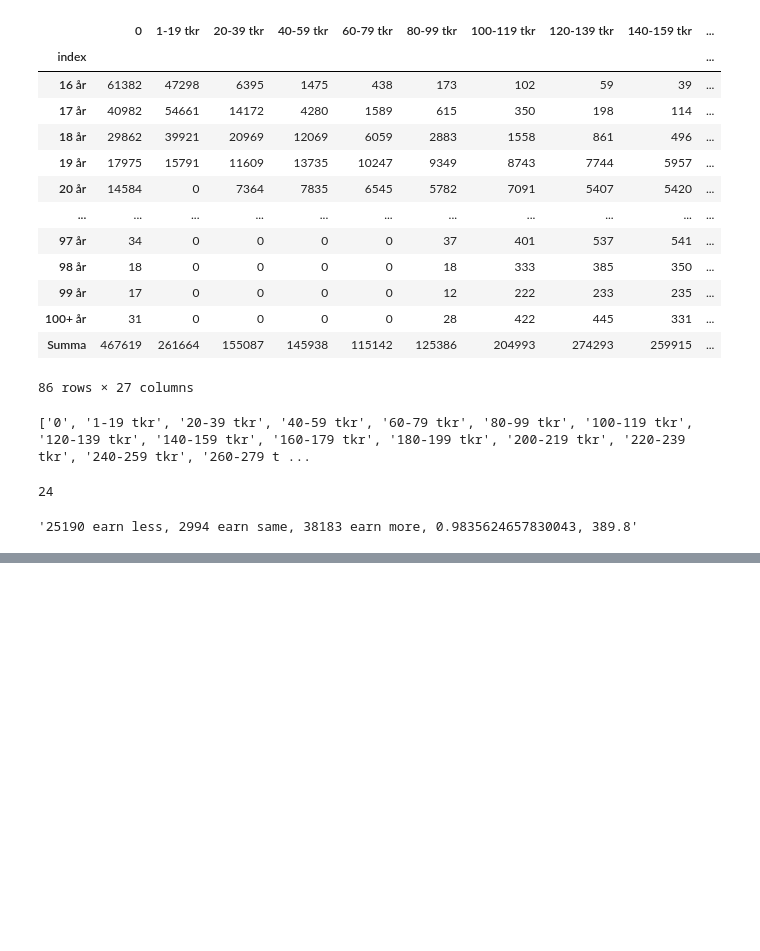
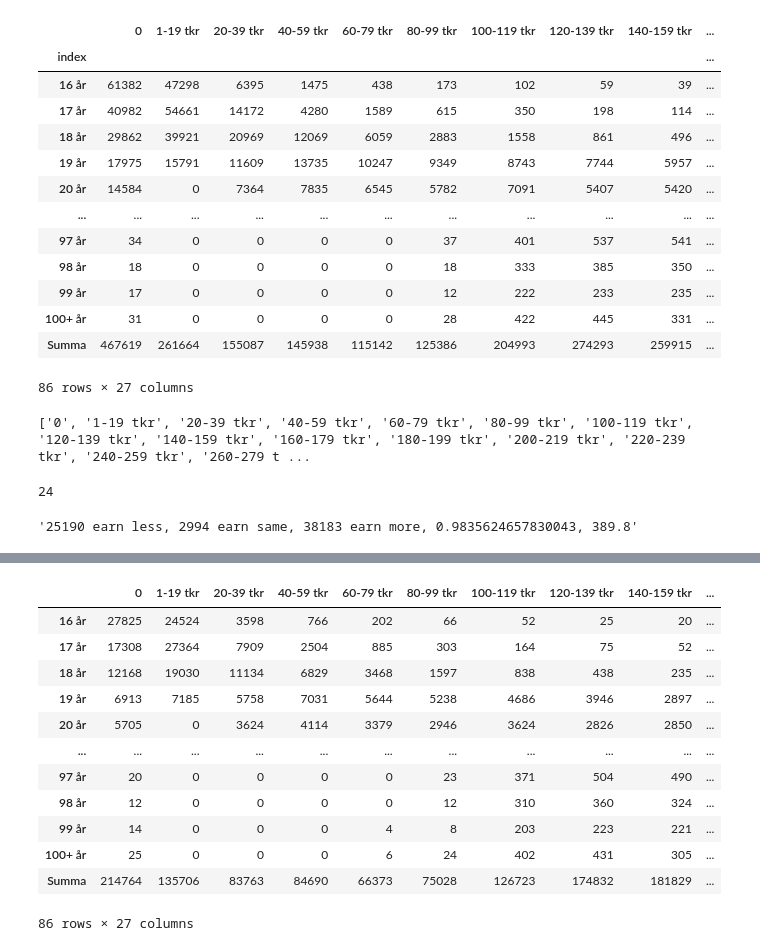
Before and after one commit to koop46/koop46, a Jupyter notebook: income/workshop.ipynb, the cells around one changed output, grey strips where cells are left out. Saved outputs shown, nothing was run; the diff lists cells and outputs as text; code cells hidden in the pictures; blank space fills up the shorter version.

```diff
--- a/income/workshop.ipynb
+++ b/income/workshop.ipynb
@@ -318,0 +249,76 @@ df
+# %%
+df = pd.DataFrame.from_dict(dataset['data'])
+
+ndf1 = pd.DataFrame(df['key'].to_list(), columns = ['Sex', 'Income_class', 'Age', 'Year'])
+ndf2 = pd.DataFrame(df['values'].to_list(), columns = ['Average_income', 'Median_income', 'Amount_people'])
+df = pd.concat([ndf1, ndf2], axis=1).set_index('Age')
+
+
+df.drop(['Year'], inplace=True, axis=1)
+df.replace('..', 0, inplace=True)
+df['Sex'].replace(['1', '2', '1+2'], [1, 0, 2], inplace=True)
+df = df.astype({"Amount_people":"int","Average_income":"float", "Median_income":"float"})
+
+
+""" MEN_AVERAGE_DF = pd.DataFrame( columns = ink, index =  åld )
+WOMEN_AVERAGE_DF = pd.DataFrame( columns = ink, index =  åld )
+AVERAGE_DF = pd.DataFrame( columns = ink, index =  åld )
+
+MEN_MEDIAN_DF = pd.DataFrame( columns = ink, index =  åld )
+WOMEN_MEDIAN_DF = pd.DataFrame( columns = ink, index =  åld )
+MEDIAN__DF = pd.DataFrame( columns = ink, index =  åld )
+ """
+
+jdf = df.iloc[4420:]
+mdf = df.iloc[:2210]
+wdf = df.iloc[2210:4420]
+
+### Antal
+MAIN_DF = pd.DataFrame( columns = ink, index =  åld )
+
+for i, c in enumerate(MAIN_DF):
+    col = jdf.iloc[ 85*i : 85 + 85*i, 4 ]
+    MAIN_DF[c] = col.values
+
+MAIN_DF.loc['Summa'] = MAIN_DF.sum(axis = 0)
+MAIN_DF['Totala'] = MAIN_DF.sum(axis=1)
+
+
+### Antal män
+MEN_DF = pd.DataFrame( columns = ink, index =  åld )
+
+for i, c in enumerate(MEN_DF):
+  col = mdf.iloc[ 85*i : 85 + 85*i, 4 ]
+  MEN_DF[c] = col.values
+
+MEN_DF.loc['Summa'] = MEN_DF.sum(axis = 0)
+MEN_DF['Totala'] = MEN_DF.sum(axis=1)
+
+
+### Antal kvinnor
+WOMEN_DF = pd.DataFrame( columns = ink, index =  åld )
+
+for i, c in enumerate(WOMEN_DF):
+  col = wdf.iloc[ 85*i : 85 + 85*i, 4 ]
+  WOMEN_DF[c] = col.values
+
+WOMEN_DF.loc['Summa'] = WOMEN_DF.sum(axis = 0)
+WOMEN_DF['Totala'] = WOMEN_DF.sum(axis=1)
+
+
+
+mdf
+# %% [output]
+|  | 0 | 1-19 tkr | 20-39 tkr | 40-59 tkr | 60-79 tkr | 80-99 tkr | 100-119 tkr | 120-139 tkr | 140-159 tkr | ... |
+| 16 år | 27825 | 24524 | 3598 | 766 | 202 | 66 | 52 | 25 | 20 | ... |
+| 17 år | 17308 | 27364 | 7909 | 2504 | 885 | 303 | 164 | 75 | 52 | ... |
+| 18 år | 12168 | 19030 | 11134 | 6829 | 3468 | 1597 | 838 | 438 | 235 | ... |
+| 19 år | 6913 | 7185 | 5758 | 7031 | 5644 | 5238 | 4686 | 3946 | 2897 | ... |
+| 20 år | 5705 | 0 | 3624 | 4114 | 3379 | 2946 | 3624 | 2826 | 2850 | ... |
+| ... | ... | ... | ... | ... | ... | ... | ... | ... | ... | ... |
+| 97 år | 20 | 0 | 0 | 0 | 0 | 23 | 371 | 504 | 490 | ... |
+| 98 år | 12 | 0 | 0 | 0 | 0 | 12 | 310 | 360 | 324 | ... |
+| 99 år | 14 | 0 | 0 | 0 | 4 | 8 | 203 | 223 | 221 | ... |
+| 100+ år | 25 | 0 | 0 | 0 | 6 | 24 | 402 | 431 | 305 | ... |
+| Summa | 214764 | 135706 | 83763 | 84690 | 66373 | 75028 | 126723 | 174832 | 181829 | ... |
+86 rows × 27 columns
```
Also changed, not shown: parts of 5 cells of this notebook, 1 other file.
